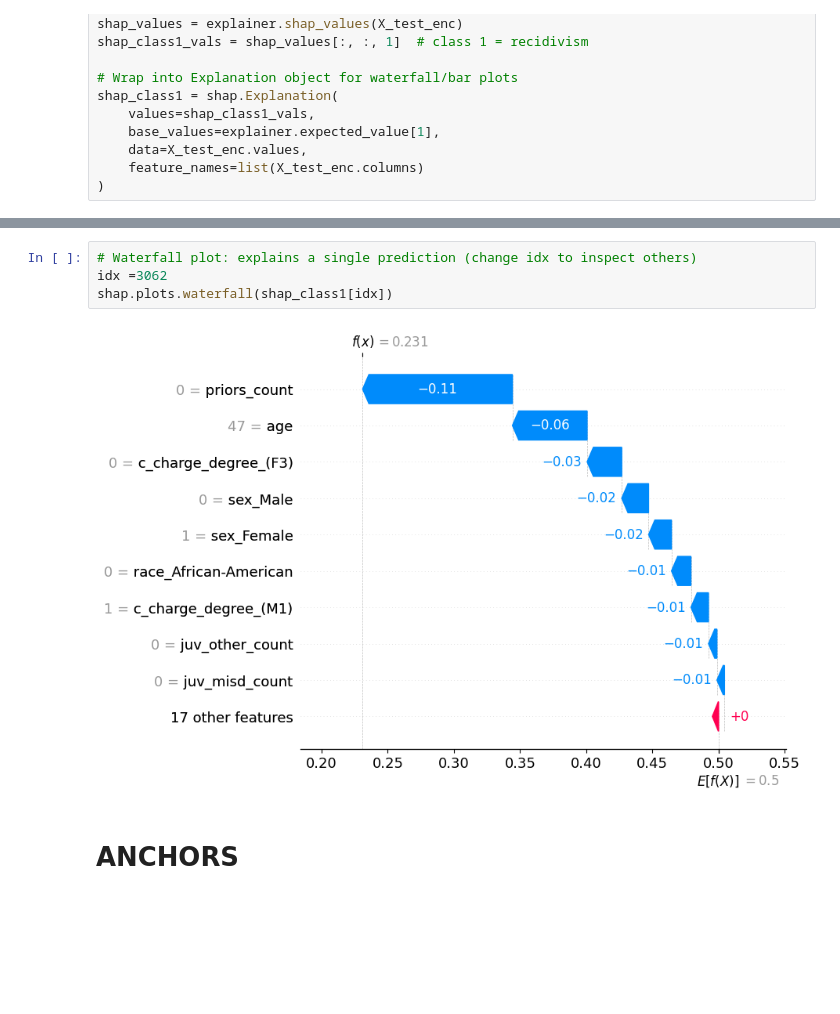
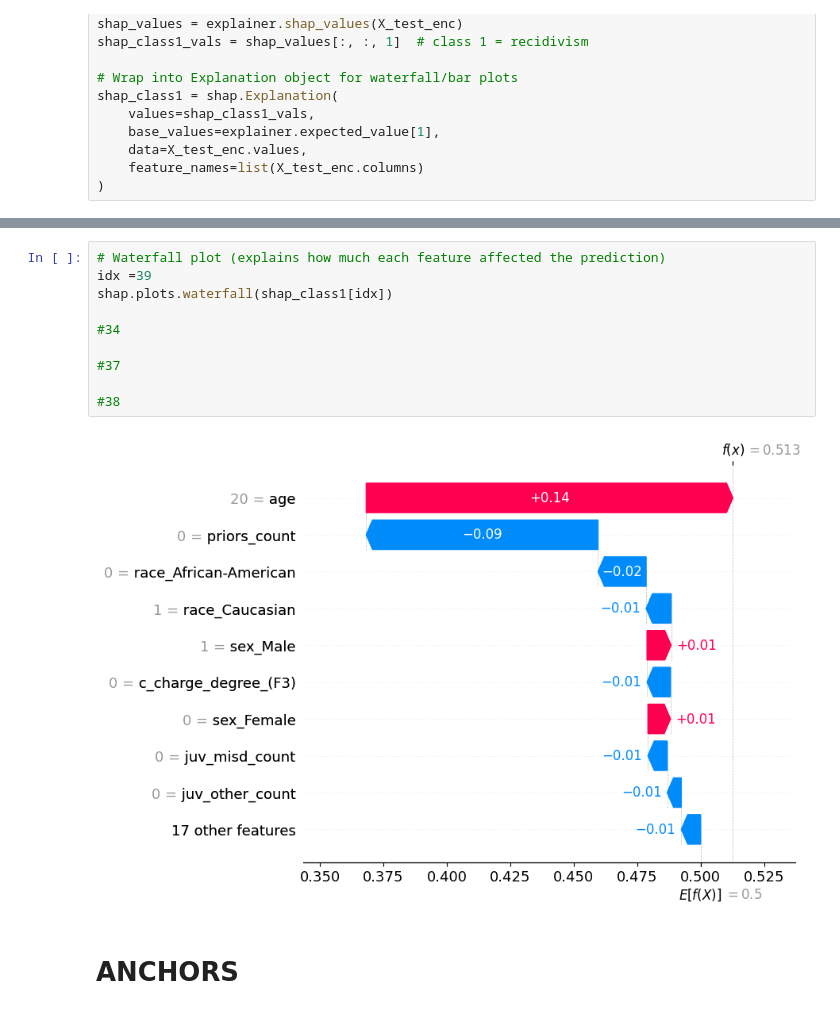
Before and after one commit to SarahSwinnen/ExplainabilityCOMPAS, a Jupyter notebook: notebook.ipynb, the cells around one changed output, grey strips where cells are left out. Saved outputs shown, nothing was run; the diff lists cells and outputs as text; blank space fills up the shorter version.

```diff
--- a/notebook.ipynb
+++ b/notebook.ipynb
@@ -266,11 +266,17 @@ shap.summary_plot(shap_class1_vals, X_test_enc, plot_type='bar', max_display=20)
 # %% [output]
 [figure]
 # %%
-# Waterfall plot: explains a single prediction (change idx to inspect others)
-idx =3062
+# Waterfall plot (explains how much each feature affected the prediction)
+idx =39
 shap.plots.waterfall(shap_class1[idx])
+
+#34
+
+#37
+
+#38
 # %% [output]
-[figure, old version]
+[figure, new version]
 # %% [markdown]
 # ANCHORS
 # %%
```
Also changed, not shown: parts of 2 cells of this notebook.
